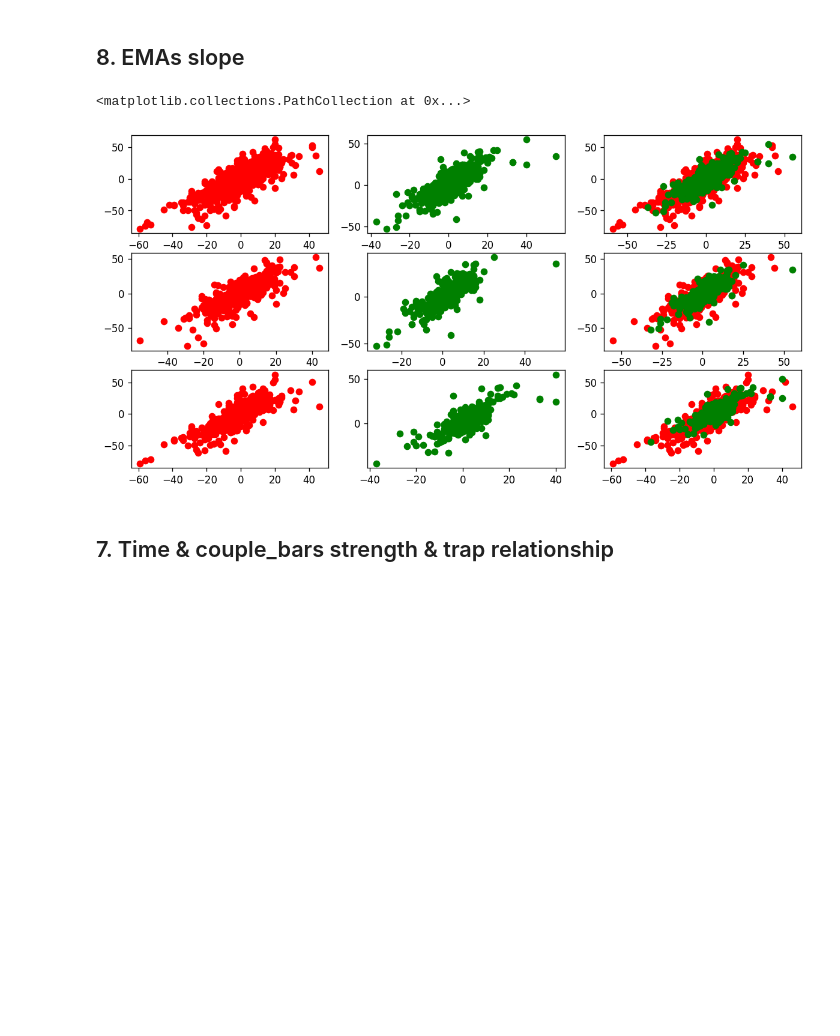
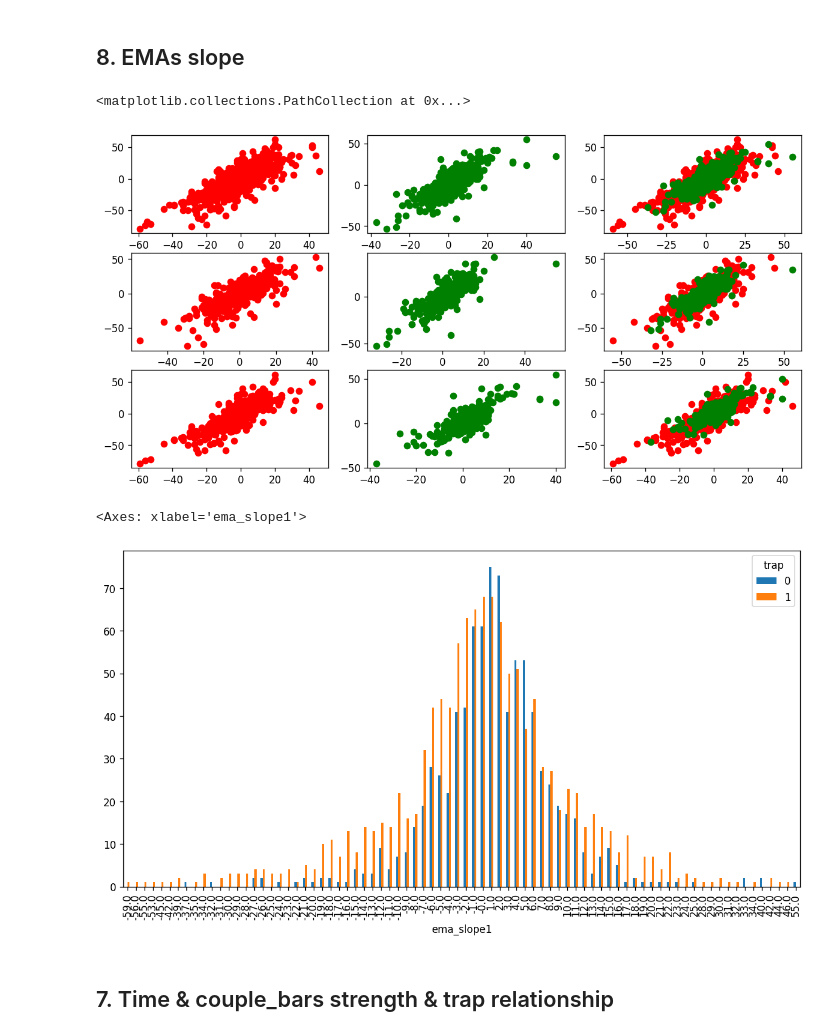
Before and after one commit to zuongthaotn/phantich-chungkhoan, a Jupyter notebook: VN30F1M/Couple_candlesticks_v1.ipynb, the cells around one changed output. Drawn from its saved outputs; the diff is of its cells as text; code cells hidden in the pictures; blank space fills up the shorter version.

```diff
--- a/VN30F1M/Couple_candlesticks_v1.ipynb
+++ b/VN30F1M/Couple_candlesticks_v1.ipynb
@@ -159,7 +262,7 @@ df8["ema"] = ta.ema(df8["Close"], length=20)
 df8["ema_slope1"] = df8["ema"] - df8["ema"].shift(26)
 df8["ema_slope1"] = round(df8["ema_slope1"])
 df8["ema_slope2"] = df8["ema"] - df8["ema"].shift(51)
-df8["ema_slope2"] = round(df8["ema_slope2"], 1)
+df8["ema_slope2"] = round(df8["ema_slope2"])
 #
 signal_data = df8[df8.signal != '']
 long_signals = signal_data[signal_data.signal == 'long']
@@ -197,7 +300,13 @@ plt.scatter(short_trap_signals['ema_slope1'], short_trap_signals['ema_slope2'],
 plt.scatter(short_real_signals['ema_slope1'], short_real_signals['ema_slope2'], c='green')
 # %% [output]
 <matplotlib.collections.PathCollection at 0x...>
-[figure, old version]
+[figure, new version]
+# %%
+signal_group_by_ema_slope = signal_data.groupby(['ema_slope1', 'trap'])['ema_slope1'].count().rename({'ema_slope1': 'count'})
+signal_group_by_ema_slope.unstack().plot.bar()
+# %% [output]
+<Axes: xlabel='ema_slope1'>
+[figure, added]
 # %% [markdown]
 ## 7. Time & couple_bars strength & trap relationship
 # %%
```
Also changed, not shown: parts of 31 cells of this notebook, 1 other file.
